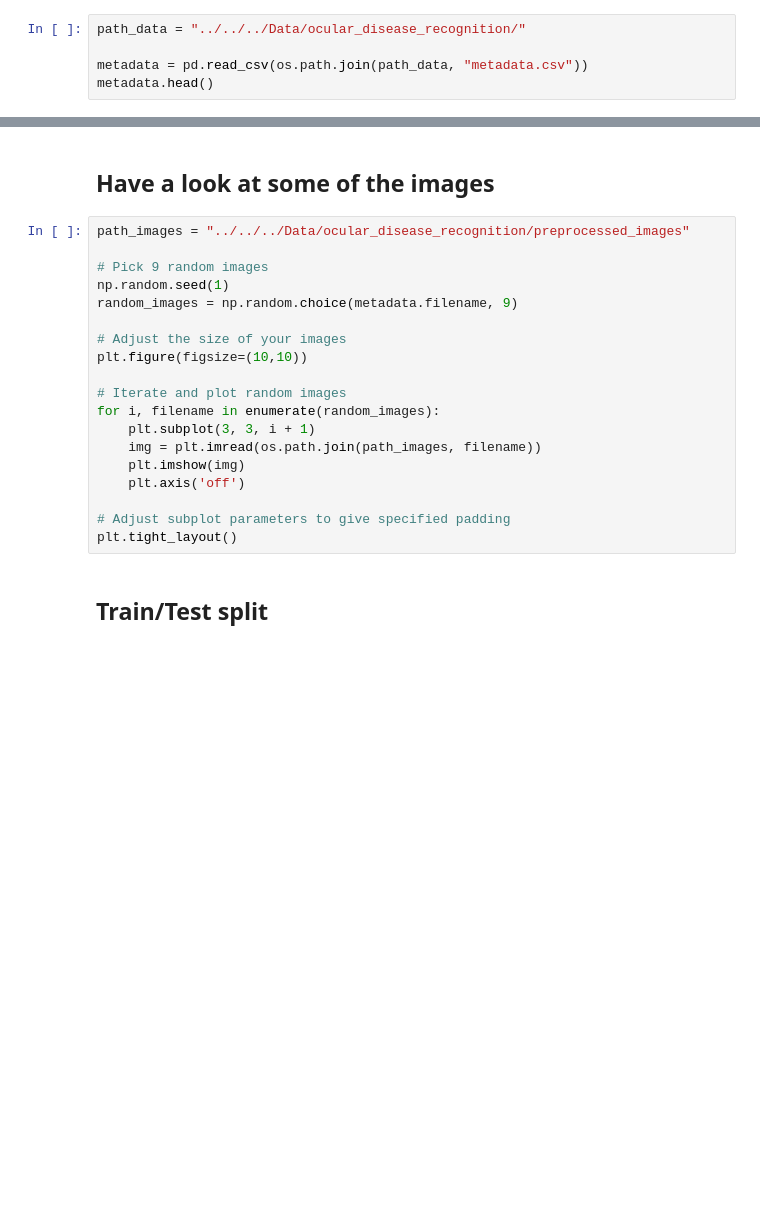
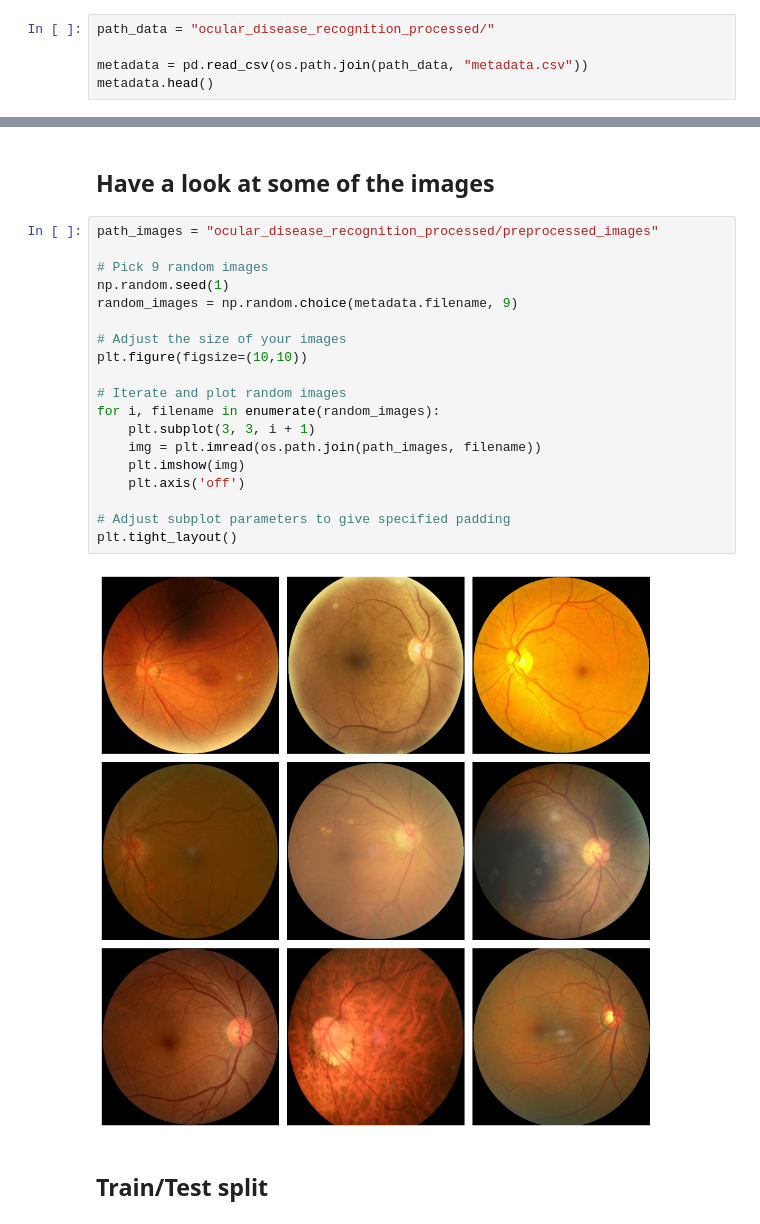
Before and after one commit to Knerten0815/ai_for_smart_health, a Jupyter notebook: Notebooks/ai_smart_health_07_ocular_disease_recognition_2_multi-class_template.ipynb, the cells around one changed output, grey strips where cells are left out. Saved outputs shown, nothing was run; the diff lists cells and outputs as text; blank space fills up the shorter version.

```diff
--- a/Notebooks/ai_smart_health_07_ocular_disease_recognition_2_multi-class_template.ipynb
+++ b/Notebooks/ai_smart_health_07_ocular_disease_recognition_2_multi-class_template.ipynb
@@ -48,7 +64,7 @@ Read the data from `csv` files.
 - Are there any biases we need to consider?
 - Do we have to worry about "data leakage", something that often comes from having many datapoints for the same patients ?
 # %%
-path_data = "../../../Data/ocular_disease_recognition/"
+path_data = "ocular_disease_recognition_processed/"
 
 metadata = pd.read_csv(os.path.join(path_data, "metadata.csv"))
 metadata.head()
@@ -62,24 +102,26 @@ metadata[label_column].sum(axis=0)
 # %% [markdown]
 ## Have a look at some of the images
 # %%
-path_images = "../../../Data/ocular_disease_recognition/preprocessed_images"
+path_images = "ocular_disease_recognition_processed/preprocessed_images"
 
 # Pick 9 random images
 np.random.seed(1)
 random_images = np.random.choice(metadata.filename, 9)
 
 # Adjust the size of your images
 plt.figure(figsize=(10,10))
 
 # Iterate and plot random images
 for i, filename in enumerate(random_images):
     plt.subplot(3, 3, i + 1)
     img = plt.imread(os.path.join(path_images, filename))
     plt.imshow(img)
     plt.axis('off')
 
 # Adjust subplot parameters to give specified padding
 plt.tight_layout()
+# %% [output]
+[figure, added]
 # %% [markdown]
 ## Train/Test split
 # %%
```
Also changed, not shown: parts of 24 cells of this notebook, 2 other files.
